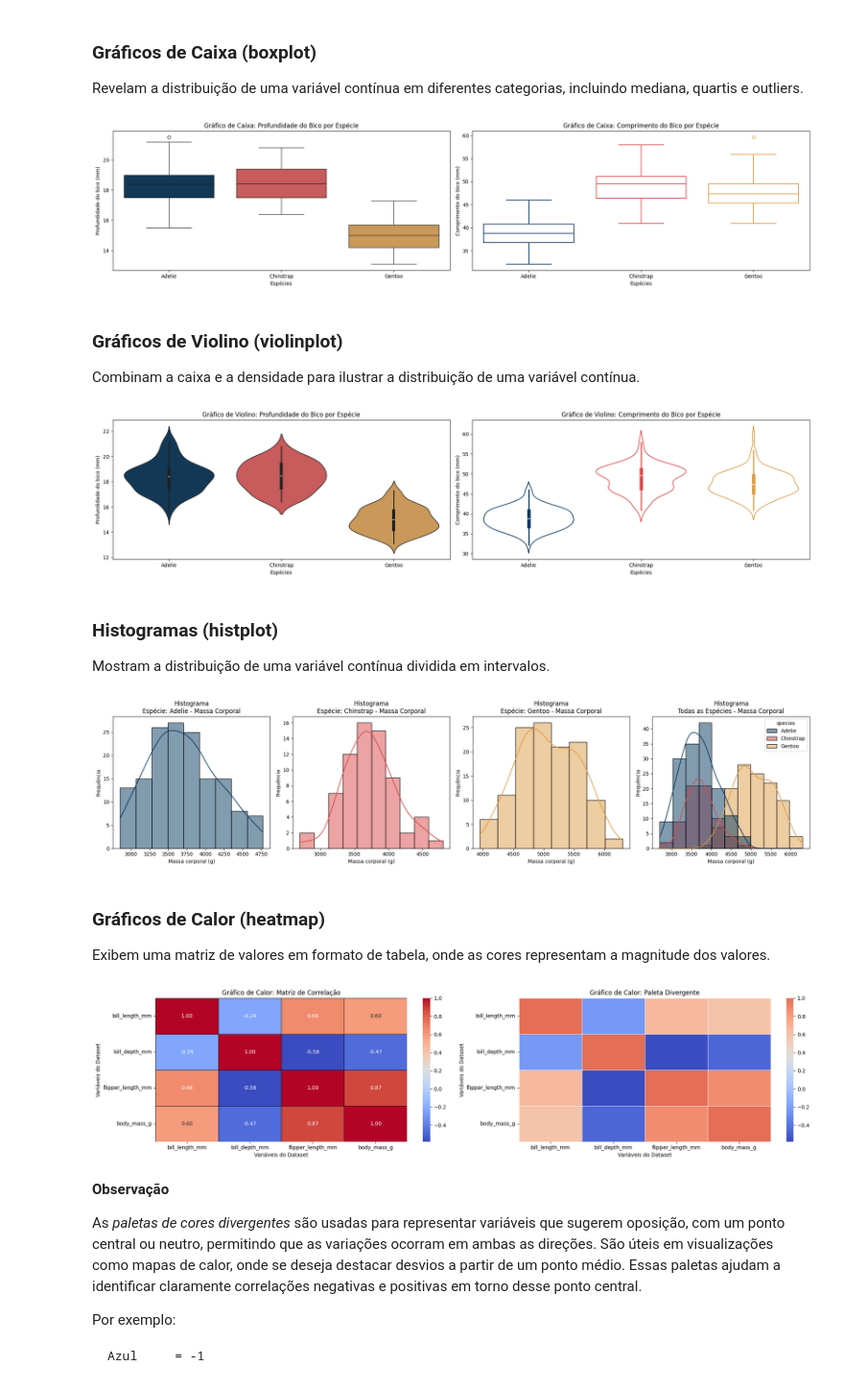
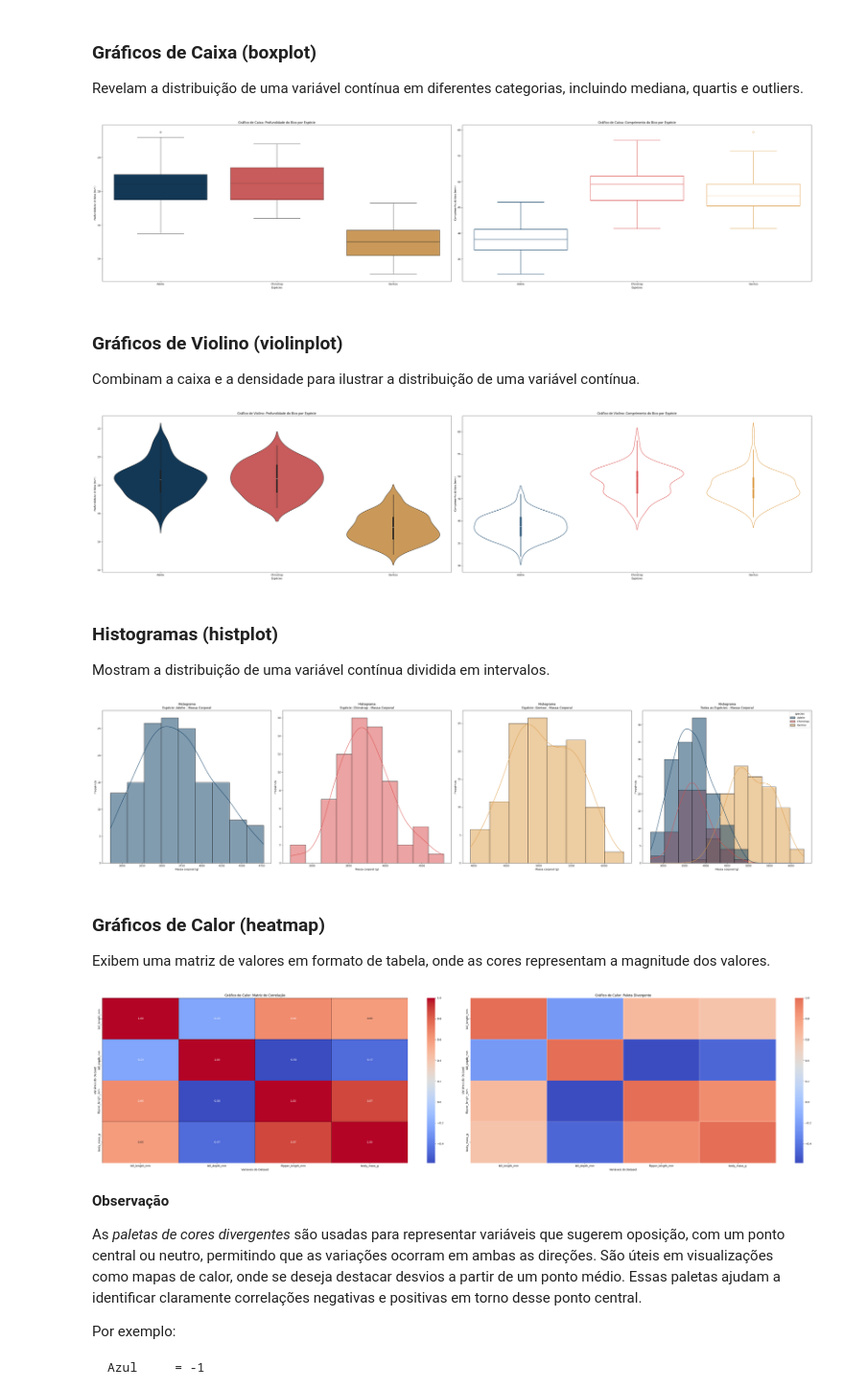
Before and after one commit to SimoesLeticia/Data-Visualization-Tutorial, a Jupyter notebook: SEABORN.ipynb, the cells around one changed output. Shown at 96% size. Drawn from its saved outputs; the diff is of its cells as text; code cells hidden in the pictures.

```diff
--- a/SEABORN.ipynb
+++ b/SEABORN.ipynb
@@ -567,8 +567,8 @@ plt.show()
 ### Gráficos de Caixa (boxplot)
 Revelam a distribuição de uma variável contínua em diferentes categorias, incluindo mediana, quartis e outliers.
 # %%
-# Criando uma figura com dois eixos - tamanho 20x4.8 polegadas
-fig, axs = plt.subplots(1, 2, figsize=(20, 4.8))
+# Criando uma figura com dois eixos - tamanho 40x9.6 polegadas
+fig, axs = plt.subplots(1, 2, figsize=(40, 9.6))
 
 # Definindo paleta de cores personalizada para as espécies
 cores_personalizadas = ["#073A61", "#DA4949", "#DD9C46"]
@@ -609,13 +609,13 @@ fig.tight_layout()
 # Exibindo os gráficos
 plt.show()
 # %% [output]
-[figure, old version]
+[figure, new version]
 # %% [markdown]
 ### Gráficos de Violino (violinplot)
 Combinam a caixa e a densidade para ilustrar a distribuição de uma variável contínua.
 # %%
-# Criando uma figura com dois eixos - tamanho 20x4.8 polegadas
-fig, axs = plt.subplots(1, 2, figsize=(20, 4.8))
+# Criando uma figura com dois eixos - tamanho 40x9.6 polegadas
+fig, axs = plt.subplots(1, 2, figsize=(40, 9.6))
 
 # Definindo paleta de cores personalizada para as espécies
 cores_personalizadas = ["#073A61", "#DA4949", "#DD9C46"]
@@ -656,13 +656,13 @@ fig.tight_layout()
 # Exibindo os gráficos
 plt.show()
 # %% [output]
-[figure, old version]
+[figure, new version]
 # %% [markdown]
 ### Histogramas (histplot)
 Mostram a distribuição de uma variável contínua dividida em intervalos.
 # %%
-# Criando uma figura com quatro eixos - tamanho 20x4.8 polegadas
-fig, axs = plt.subplots(1, 4, figsize=(20, 4.8))
+# Criando uma figura com quatro eixos - tamanho 40x9.6 polegadas
+fig, axs = plt.subplots(1, 4, figsize=(40, 9.6))
 
 # Definindo paleta de cores personalizada para as espécies
 cores_personalizadas = ["#073A61", "#DA4949", "#DD9C46"]
@@ -729,13 +729,13 @@ fig.tight_layout()
 # Exibindo os gráficos
 plt.show()
 # %% [output]
-[figure, old version]
+[figure, new version]
 # %% [markdown]
 ### Gráficos de Calor (heatmap)
 Exibem uma matriz de valores em formato de tabela, onde as cores representam a magnitude dos valores.
 # %%
-# Criando uma figura com dois eixos - tamanho 20x4.8 polegadas
-fig, axs = plt.subplots(1, 2, figsize=(20, 4.8))
+# Criando uma figura com dois eixos - tamanho 40x9.6 polegadas
+fig, axs = plt.subplots(1, 2, figsize=(40, 9.6))
 
 # Filtrando apenas as variáveis numéricas
 penguins_numerico = penguins.select_dtypes(include="number")
@@ -754,34 +754,34 @@ sns.heatmap(
     fmt=".2f",
     linewidths=0.5,
     linecolor="black",
     ax=axs[0]
 ).set(
     title="Gráfico de Calor: Matriz de Correlação",
     xlabel="Variáveis do Dataset",
     ylabel="Variáveis do Dataset",
 )
 
 # Criando o gráfico de calor com paleta divergente
 sns.heatmap(
     corr,
     cmap="coolwarm",
     center=central_value,
     linewidths=0.5,
     linecolor="white",
     ax=axs[1]
 ).set(
     title="Gráfico de Calor: Paleta Divergente",
     xlabel="Variáveis do Dataset",
     ylabel="Variáveis do Dataset",
 )
 
 # Ajustando layout
 fig.tight_layout()
 
 # Exibindo os gráficos
 plt.show()
 # %% [output]
-[figure, old version]
+[figure, new version]
 # %% [markdown]
 **Observação**
 
```
Also changed, not shown: parts of 8 cells of this notebook.
